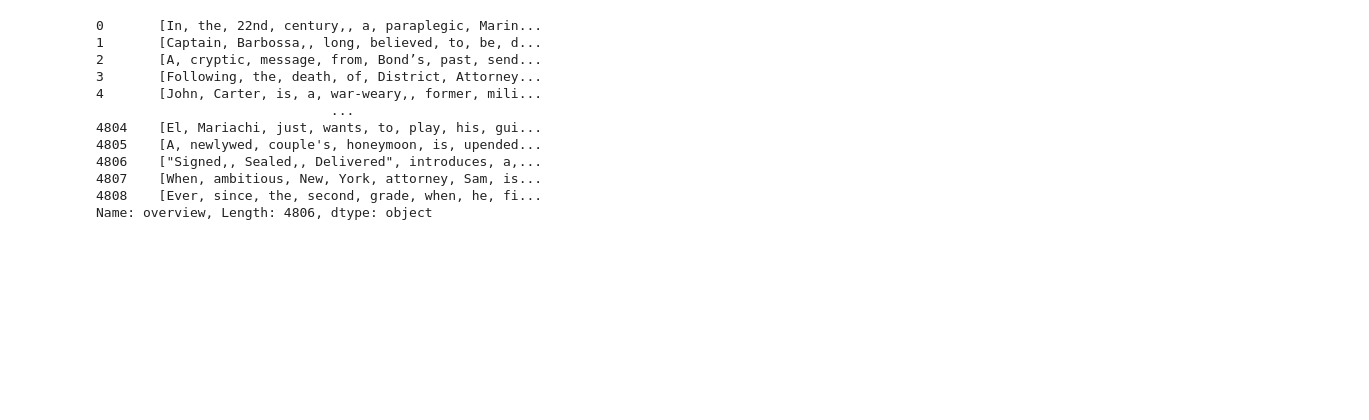
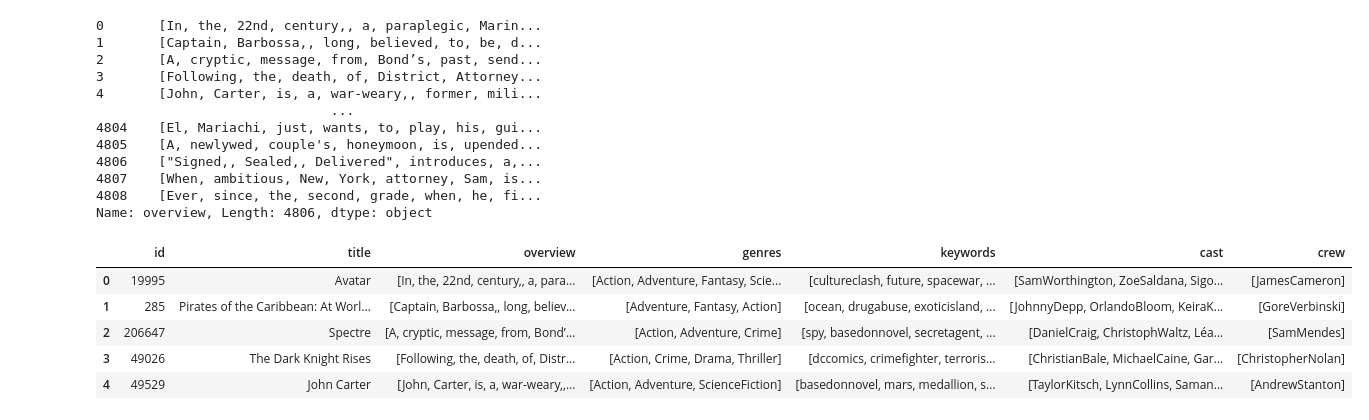
Before and after one commit to IshitaPathak/Movie-Recommender-System, a Jupyter notebook: model.ipynb, the cells around one changed output. Cells and saved outputs as stored; diff of their text form; code cells hidden in the pictures; blank space fills up the shorter version.

```diff
--- a/model.ipynb
+++ b/model.ipynb
@@ -192,3 +192,19 @@ df['overview']
 4807    [When, ambitious, New, York, attorney, Sam, is...
 4808    [Ever, since, the, second, grade, when, he, fi...
 Name: overview, Length: 4806, dtype: object
+# %%
+# removing spaces so that one tag is ceated for the one entity
+
+df['genres'] = df['genres'].apply(lambda x:[i.replace(" ","") for i in x])
+df['crew'] = df['crew'].apply(lambda x:[i.replace(" ","") for i in x])
+df['keywords'] = df['keywords'].apply(lambda x:[i.replace(" ","") for i in x])
+df['cast'] = df['cast'].apply(lambda x:[i.replace(" ","") for i in x])
+# %%
+df.head()
+# %% [output]
+|  | id | title | overview | genres | keywords | cast | crew |
+| 0 | 19995 | Avatar | [In, the, 22nd, century,, a, para... | [Action, Adventure, Fantasy, Scie... | [cultureclash, future, spacewar, ... | [SamWorthington, ZoeSaldana, Sigo... | [JamesCameron] |
+| 1 | 285 | Pirates of the Caribbean: At Worl... | [Captain, Barbossa,, long, believ... | [Adventure, Fantasy, Action] | [ocean, drugabuse, exoticisland, ... | [JohnnyDepp, OrlandoBloom, KeiraK... | [GoreVerbinski] |
+| 2 | 206647 | Spectre | [A, cryptic, message, from, Bond’... | [Action, Adventure, Crime] | [spy, basedonnovel, secretagent, ... | [DanielCraig, ChristophWaltz, Léa... | [SamMendes] |
+| 3 | 49026 | The Dark Knight Rises | [Following, the, death, of, Distr... | [Action, Crime, Drama, Thriller] | [dccomics, crimefighter, terroris... | [ChristianBale, MichaelCaine, Gar... | [ChristopherNolan] |
+| 4 | 49529 | John Carter | [John, Carter, is, a, war-weary,,... | [Action, Adventure, ScienceFiction] | [basedonnovel, mars, medallion, s... | [TaylorKitsch, LynnCollins, Saman... | [AndrewStanton] |
```
Also changed, not shown: parts of 20 cells of this notebook.
